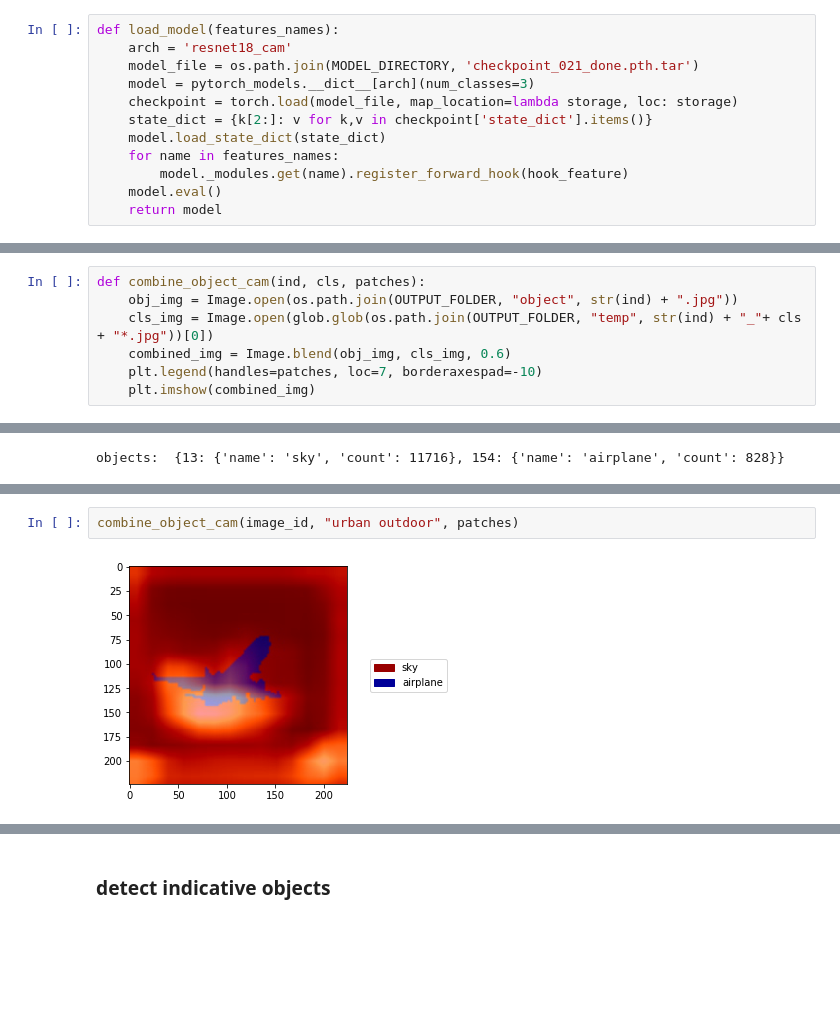
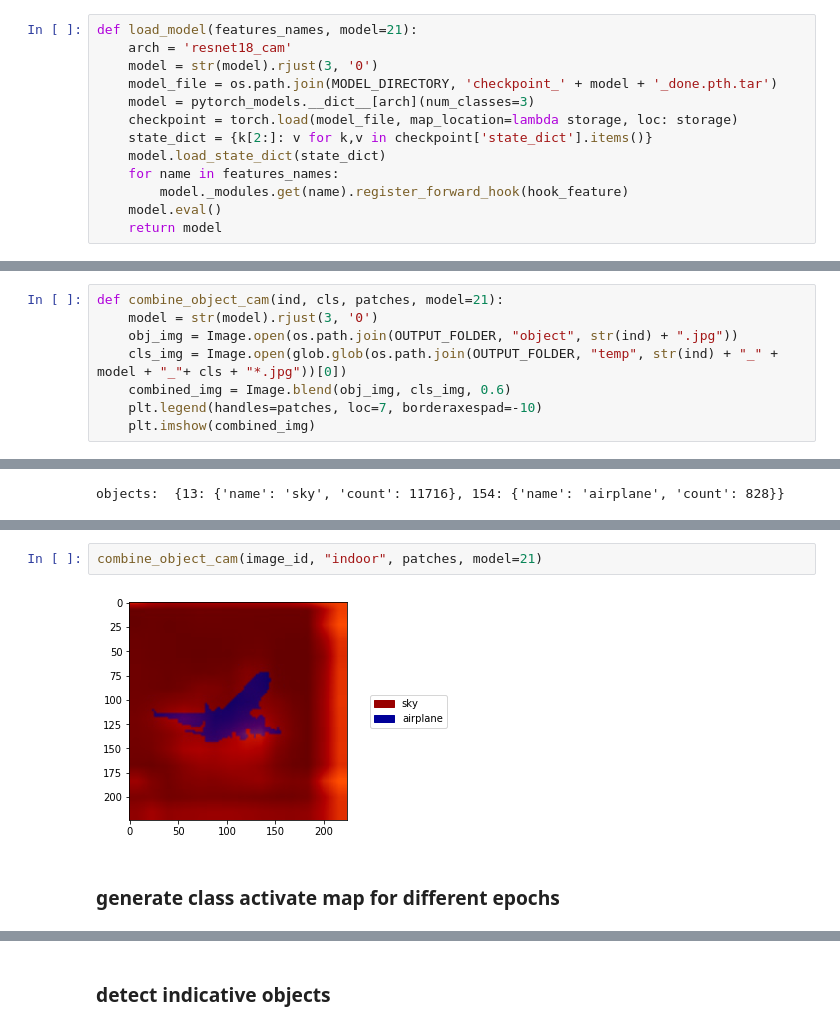
Before and after one commit to LC1905/ENL_NetDissect, a Jupyter notebook: net_dissect_part1.ipynb, the cells around one changed output, grey strips where cells are left out. Cells and saved outputs as stored; diff of their text form; blank space fills up the shorter version.

```diff
--- a/net_dissect_part1.ipynb
+++ b/net_dissect_part1.ipynb
@@ -38,9 +37,10 @@ features_blobs = []
 def hook_feature(module, input, output):
     features_blobs.append(np.squeeze(output.data.cpu().numpy()))
 # %%
-def load_model(features_names):
+def load_model(features_names, model=21):
     arch = 'resnet18_cam'
-    model_file = os.path.join(MODEL_DIRECTORY, 'checkpoint_021_done.pth.tar')
+    model = str(model).rjust(3, '0')
+    model_file = os.path.join(MODEL_DIRECTORY, 'checkpoint_' + model + '_done.pth.tar')
     model = pytorch_models.__dict__[arch](num_classes=3)
     checkpoint = torch.load(model_file, map_location=lambda storage, loc: storage)
     state_dict = {k[2:]: v for k,v in checkpoint['state_dict'].items()}
@@ -249,9 +252,10 @@ def represent_objects(objects, palette, obj_img, img_size, ind, top_n=6, verbose
 # %% [markdown]
 ### combine with a class activation map
 # %%
-def combine_object_cam(ind, cls, patches):
+def combine_object_cam(ind, cls, patches, model=21):
+    model = str(model).rjust(3, '0')
     obj_img = Image.open(os.path.join(OUTPUT_FOLDER, "object", str(ind) + ".jpg"))
-    cls_img = Image.open(glob.glob(os.path.join(OUTPUT_FOLDER, "temp", str(ind) + "_"+ cls + "*.jpg"))[0])
+    cls_img = Image.open(glob.glob(os.path.join(OUTPUT_FOLDER, "temp", str(ind) + "_" + model + "_"+ cls + "*.jpg"))[0])
     combined_img = Image.blend(obj_img, cls_img, 0.6)
     plt.legend(handles=patches, loc=7, borderaxespad=-10)
     plt.imshow(combined_img)
@@ -300,5 +304,7 @@ top 6 objects: [(13, 'sky', 11716), (154, 'airplane', 828)]
 [figure]
 # %%
-combine_object_cam(image_id, "urban outdoor", patches)
+combine_object_cam(image_id, "indoor", patches, model=21)
 # %% [output]
-[figure, old version]
+[figure, new version]
+# %% [markdown]
+### generate class activate map for different epochs
```
Also changed, not shown: parts of 21 cells of this notebook, 1 other file.
